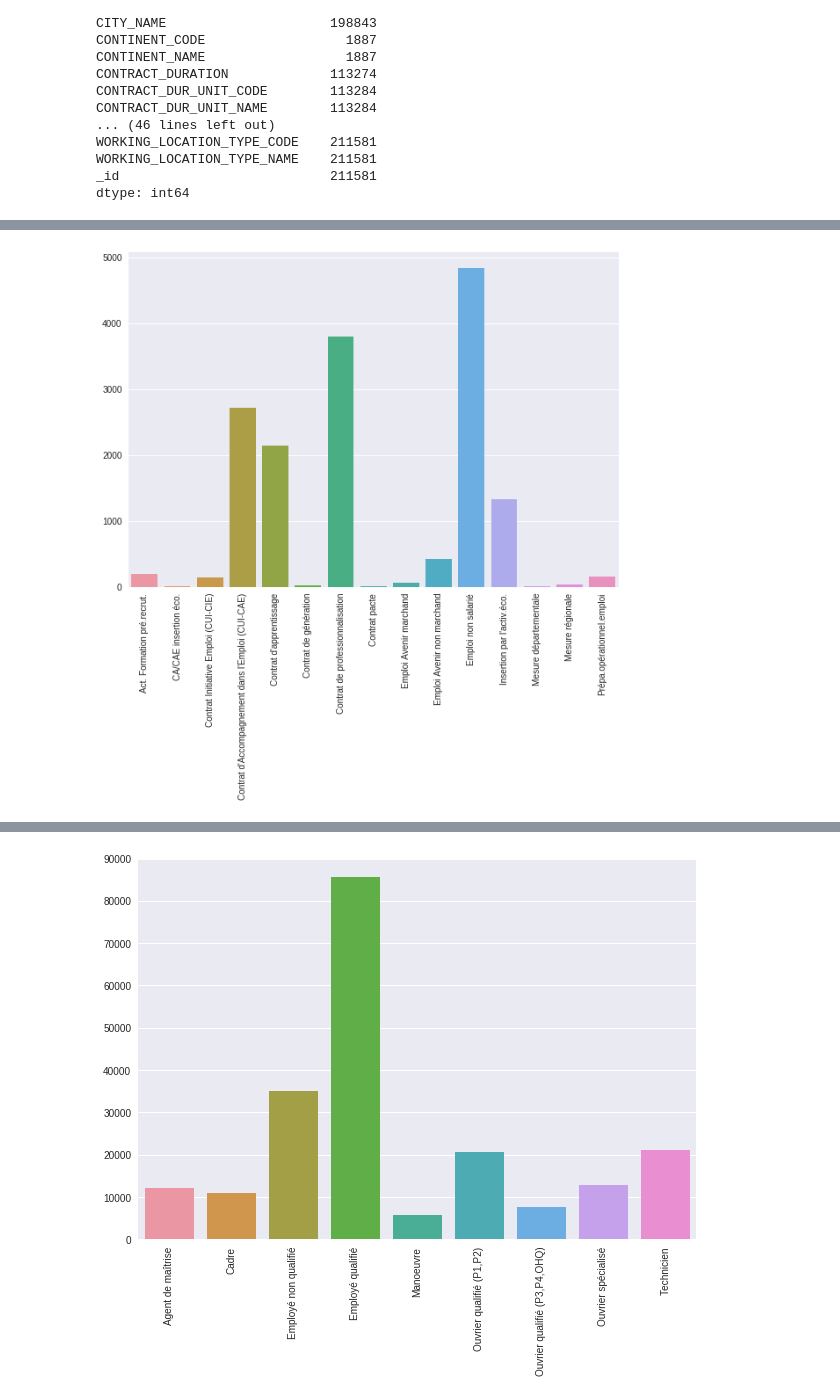
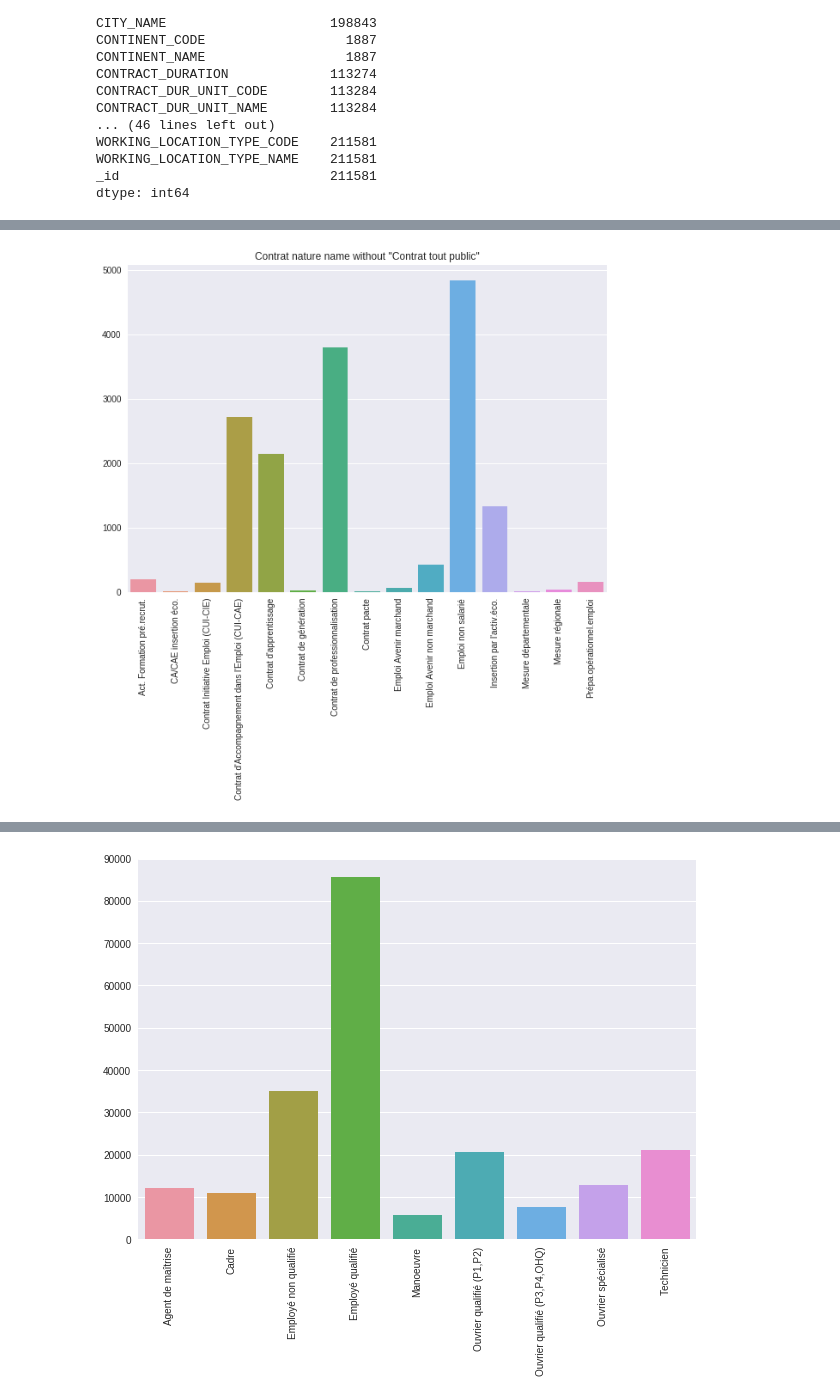
Before and after one commit to sebwdz/JobAnalysis, a Jupyter notebook: notebooks/job_offer.ipynb, the cells around one changed output, grey strips where cells are left out. Saved outputs shown, nothing was run; the diff lists cells and outputs as text; code cells hidden in the pictures.

```diff
--- a/notebooks/job_offer.ipynb
+++ b/notebooks/job_offer.ipynb
@@ -130,10 +109,11 @@ type_code = pd.DataFrame(type_code)
 # %%
 plt.figure(figsize=(10, 7))
 g = sns.barplot(data=type_code)
 g.set_xticklabels(rotation=90, labels=type_code.columns.values)
+g.set_title('Contrat nature name without "Contrat tout public"')
 plt.show()
 # %% [output]
-[figure, old version]
+[figure, new version]
 # %%
 type_code = dict()
 for x in data["EXPERIENCE_NAME"].unique():
```
Also changed, not shown: parts of 14 cells of this notebook.
